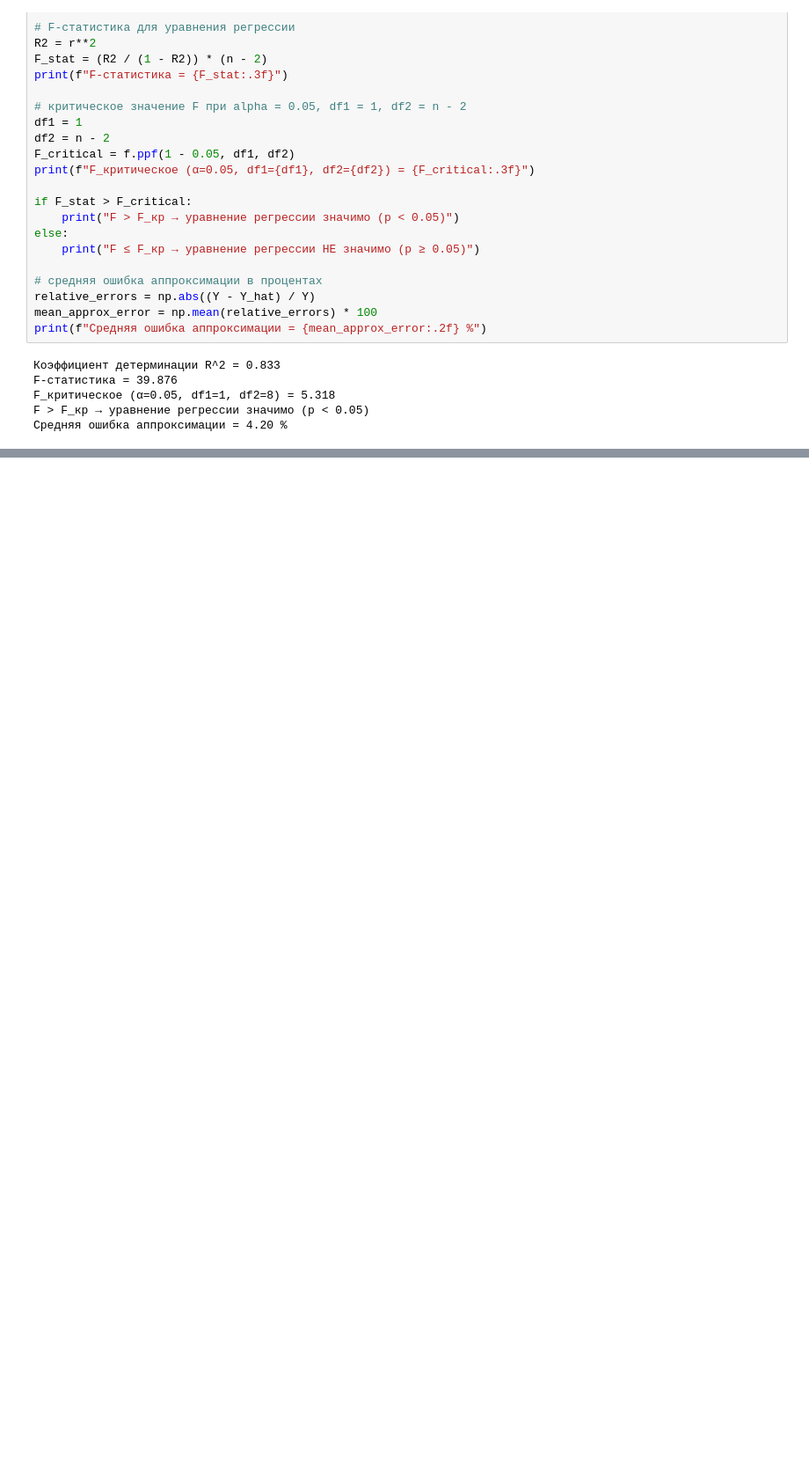
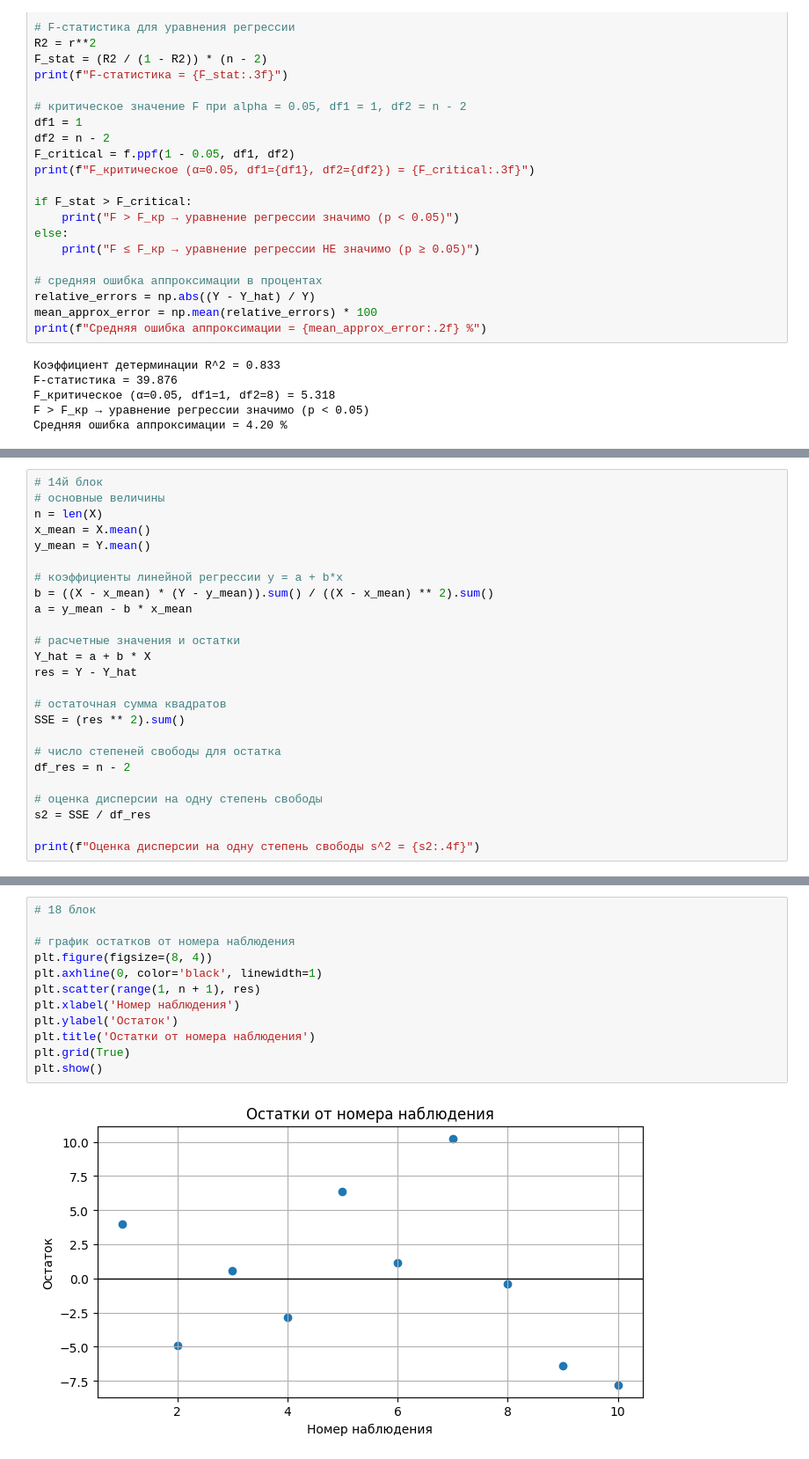
Before and after one commit to Frfor17/wbozon_light, a Jupyter notebook: regr2.ipynb, the cells around one changed output, grey strips where cells are left out. Shown at 88% size. Cells and saved outputs as stored; diff of their text form; blank space fills up the shorter version.

```diff
--- a/regr2.ipynb
+++ b/regr2.ipynb
@@ -218,0 +308,25 @@ F > F_кр → уравнение регрессии значимо (p < 0.05)
+# %%
+# 14й блок
+# основные величины
+n = len(X)
+x_mean = X.mean()
+y_mean = Y.mean()
+
+# коэффициенты линейной регрессии y = a + b*x
+b = ((X - x_mean) * (Y - y_mean)).sum() / ((X - x_mean) ** 2).sum()
+a = y_mean - b * x_mean
+
+# расчетные значения и остатки
+Y_hat = a + b * X
+res = Y - Y_hat
+
+# остаточная сумма квадратов
+SSE = (res ** 2).sum()
+
+# число степеней свободы для остатка
+df_res = n - 2
+
+# оценка дисперсии на одну степень свободы
+s2 = SSE / df_res
+
+print(f"Оценка дисперсии на одну степень свободы s^2 = {s2:.4f}")
@@ -218,0 +448,14 @@ F > F_кр → уравнение регрессии значимо (p < 0.05)
+# %%
+# 18 блок
+
+# график остатков от номера наблюдения
+plt.figure(figsize=(8, 4))
+plt.axhline(0, color='black', linewidth=1)
+plt.scatter(range(1, n + 1), res)
+plt.xlabel('Номер наблюдения')
+plt.ylabel('Остаток')
+plt.title('Остатки от номера наблюдения')
+plt.grid(True)
+plt.show()
+# %% [output]
+[figure, added]
```
Also changed, not shown: parts of 10 cells of this notebook, 1 other file.
